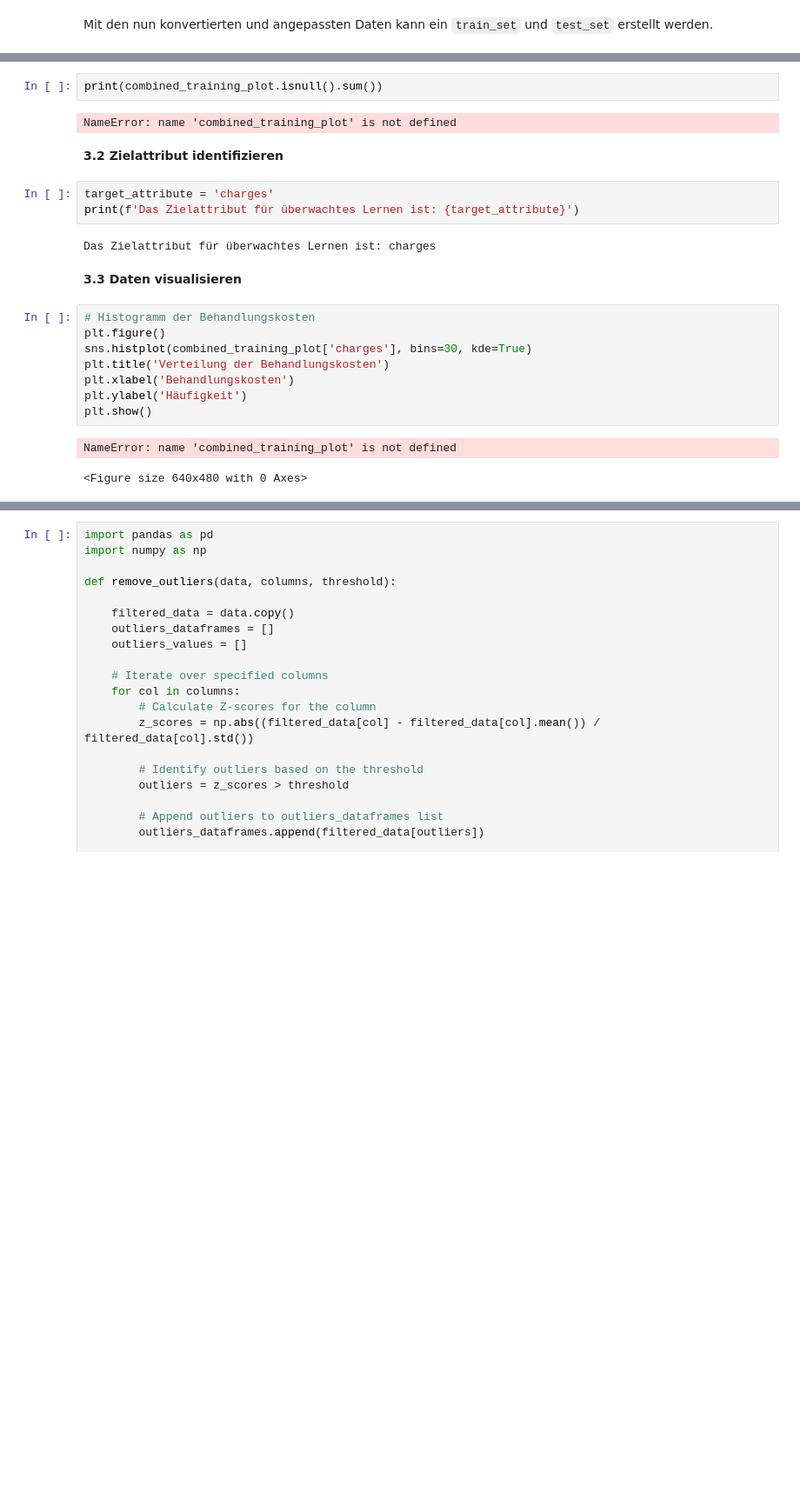
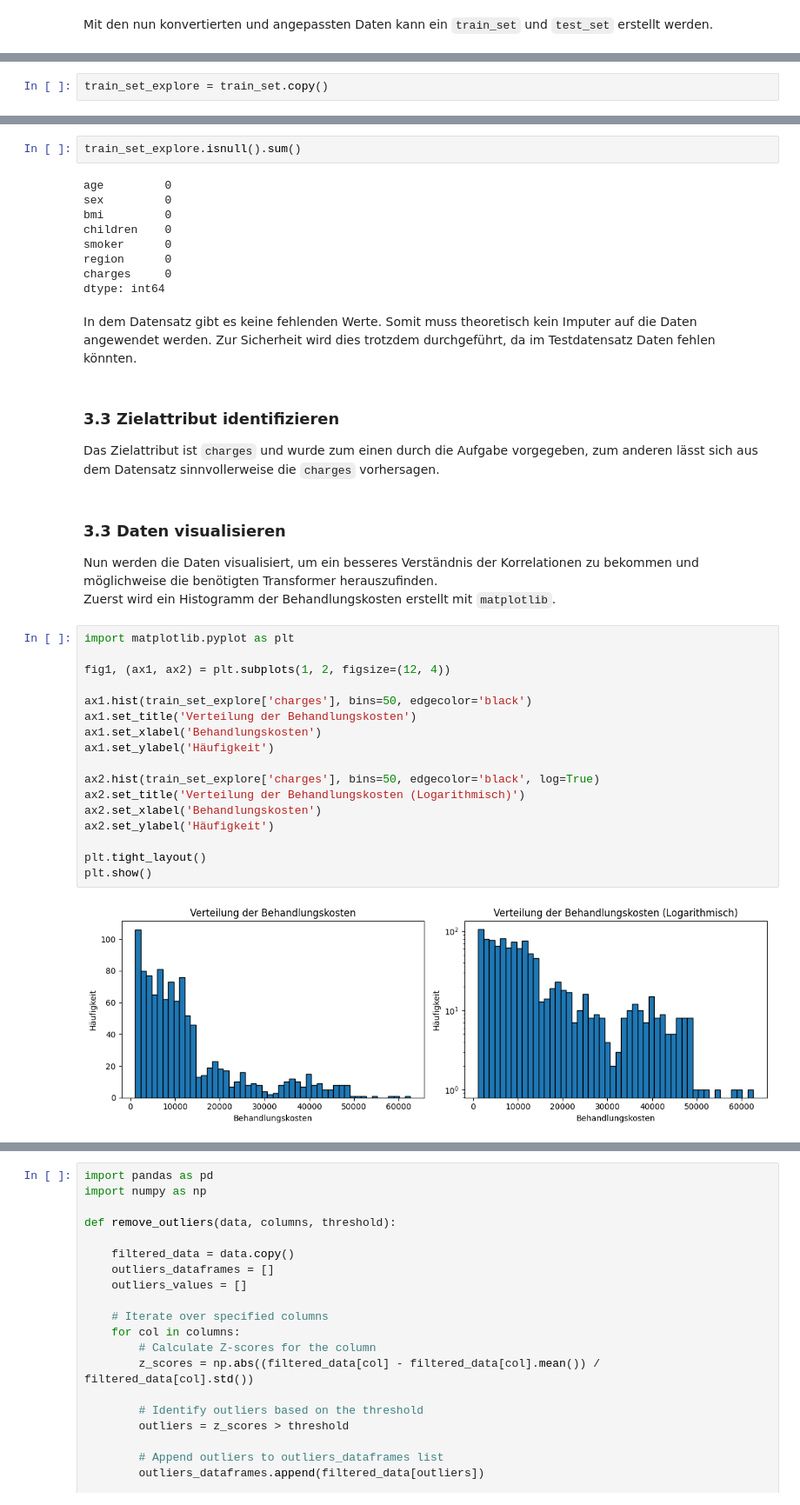
Before and after one commit to raaamk/ML_SoSe24, a Jupyter notebook: src/Assignments/Group Project/Medical Treatment Cost Estimation.ipynb, the cells around one changed output, grey strips where cells are left out. Shown at 87% size. Saved outputs shown, nothing was run; the diff lists cells and outputs as text; blank space fills up the shorter version.

```diff
--- a/src/Assignments/Group Project/Medical Treatment Cost Estimation.ipynb
+++ b/src/Assignments/Group Project/Medical Treatment Cost Estimation.ipynb
@@ -224,0 +261,2 @@ NameError: name 'x_train' is not defined
+# %%
+train_set_explore = train_set.copy()
@@ -256,24 +307,41 @@ Die Anzahl der fehlenden Werte für jedes Attribut wird überprüft.
 # %%
-print(combined_training_plot.isnull().sum())
+train_set_explore.isnull().sum()
 # %% [output]
-NameError: name 'combined_training_plot' is not defined
+age         0
+sex         0
+bmi         0
+children    0
+smoker      0
+region      0
+charges     0
+dtype: int64
+# %% [markdown]
+In dem Datensatz gibt es keine fehlenden Werte. Somit muss theoretisch kein Imputer auf die Daten angewendet werden. Zur Sicherheit wird dies trotzdem durchgeführt, da im Testdatensatz Daten fehlen könnten.
 # %% [markdown]
-**3.2 Zielattribut identifizieren**
+### 3.3 Zielattribut identifizieren
+
+Das Zielattribut ist `charges` und wurde zum einen durch die Aufgabe vorgegeben, zum anderen lässt sich aus dem Datensatz sinnvollerweise die `charges` vorhersagen.
-# %%
-target_attribute = 'charges'
-print(f'Das Zielattribut für überwachtes Lernen ist: {target_attribute}')
-# %% [output]
-Das Zielattribut für überwachtes Lernen ist: charges
 # %% [markdown]
-**3.3 Daten visualisieren**
+### 3.3 Daten visualisieren
+
+Nun werden die Daten visualisiert, um ein besseres Verständnis der Korrelationen zu bekommen und möglichweise die benötigten Transformer herauszufinden. <br>
+Zuerst wird ein Histogramm der Behandlungskosten erstellt mit `matplotlib`.
 # %%
-# Histogramm der Behandlungskosten
-plt.figure()
-sns.histplot(combined_training_plot['charges'], bins=30, kde=True)
-plt.title('Verteilung der Behandlungskosten')
-plt.xlabel('Behandlungskosten')
-plt.ylabel('Häufigkeit')
+import matplotlib.pyplot as plt
+
+fig1, (ax1, ax2) = plt.subplots(1, 2, figsize=(12, 4))
+
+ax1.hist(train_set_explore['charges'], bins=50, edgecolor='black')
+ax1.set_title('Verteilung der Behandlungskosten')
+ax1.set_xlabel('Behandlungskosten')
+ax1.set_ylabel('Häufigkeit')
+
+ax2.hist(train_set_explore['charges'], bins=50, edgecolor='black', log=True)
+ax2.set_title('Verteilung der Behandlungskosten (Logarithmisch)')
+ax2.set_xlabel('Behandlungskosten')
+ax2.set_ylabel('Häufigkeit')
+
+plt.tight_layout()
 plt.show()
 # %% [output]
-NameError: name 'combined_training_plot' is not defined
-<Figure size 640x480 with 0 Axes>
+[figure, added]
```
Also changed, not shown: parts of 122 cells of this notebook.
